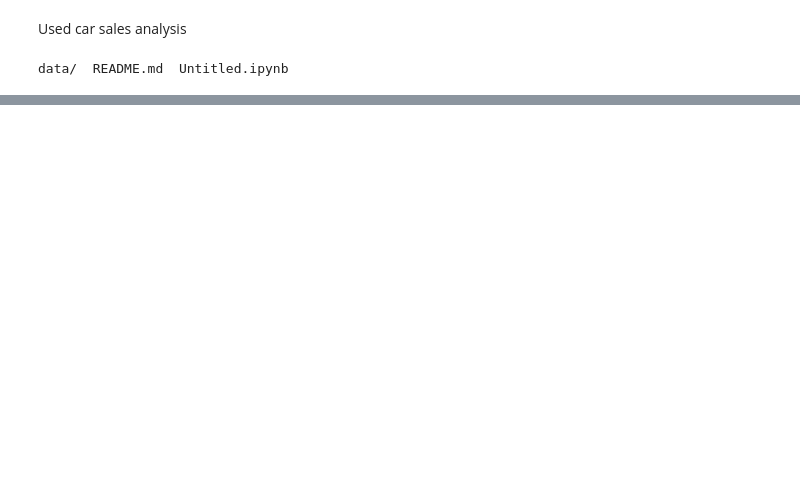
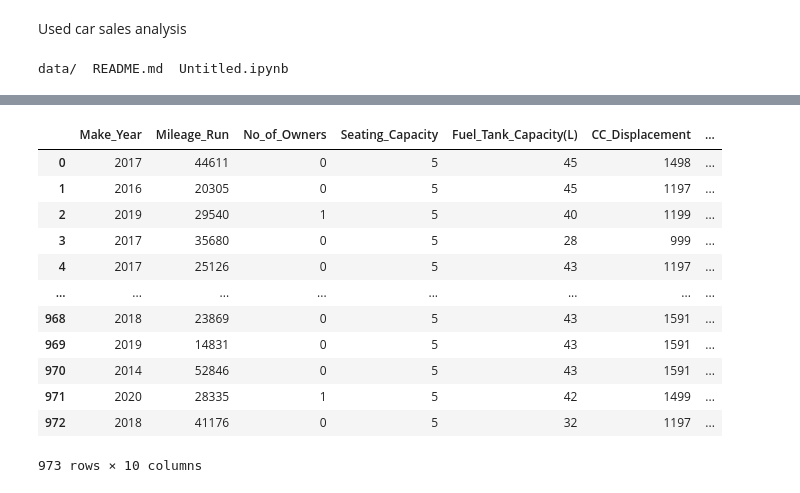
Before and after one commit to SamuelRobins/Capstone_Project, a Jupyter notebook: Untitled.ipynb, the cells around one changed output, grey strips where cells are left out. Saved outputs shown, nothing was run; the diff lists cells and outputs as text; code cells hidden in the pictures; blank space fills up the shorter version.

```diff
--- a/Untitled.ipynb
+++ b/Untitled.ipynb
@@ -85,5 +73,9 @@ Name: Price, Length: 976, dtype: object
 # %%
 df['Price'] = df['Price'].astype(int)
+# %%
+df['Mileage(kmpl)'] = df['Mileage(kmpl)'].astype(float)
+# %%
+df["No_of_Owners"] = df['No_of_Owners'].astype(int)
 # %%
 df.info()
 # %% [output]
@@ -106,0 +124,2 @@ memory usage: 152.6+ KB
+# %%
+df.drop(columns=['Car_Name', "Make", "Model", "Color", "Body_Type", "Fuel_Type", "Engine_Type", "Transmission", "Transmission_Type"], inplace=True)
@@ -106,0 +143,2 @@ memory usage: 152.6+ KB
+# %%
+df.drop('Price', axis=1,inplace=True)
@@ -106,0 +163,16 @@ memory usage: 152.6+ KB
+# %%
+df
+# %% [output]
+|  | Make_Year | Mileage_Run | No_of_Owners | Seating_Capacity | Fuel_Tank_Capacity(L) | CC_Displacement | ... |
+| 0 | 2017 | 44611 | 0 | 5 | 45 | 1498 | ... |
+| 1 | 2016 | 20305 | 0 | 5 | 45 | 1197 | ... |
+| 2 | 2019 | 29540 | 1 | 5 | 40 | 1199 | ... |
+| 3 | 2017 | 35680 | 0 | 5 | 28 | 999 | ... |
+| 4 | 2017 | 25126 | 0 | 5 | 43 | 1197 | ... |
+| ... | ... | ... | ... | ... | ... | ... | ... |
+| 968 | 2018 | 23869 | 0 | 5 | 43 | 1591 | ... |
+| 969 | 2019 | 14831 | 0 | 5 | 43 | 1591 | ... |
+| 970 | 2014 | 52846 | 0 | 5 | 43 | 1591 | ... |
+| 971 | 2020 | 28335 | 1 | 5 | 42 | 1499 | ... |
+| 972 | 2018 | 41176 | 0 | 5 | 32 | 1197 | ... |
+973 rows × 10 columns
```
Also changed, not shown: parts of 27 cells of this notebook, 1 other file.
